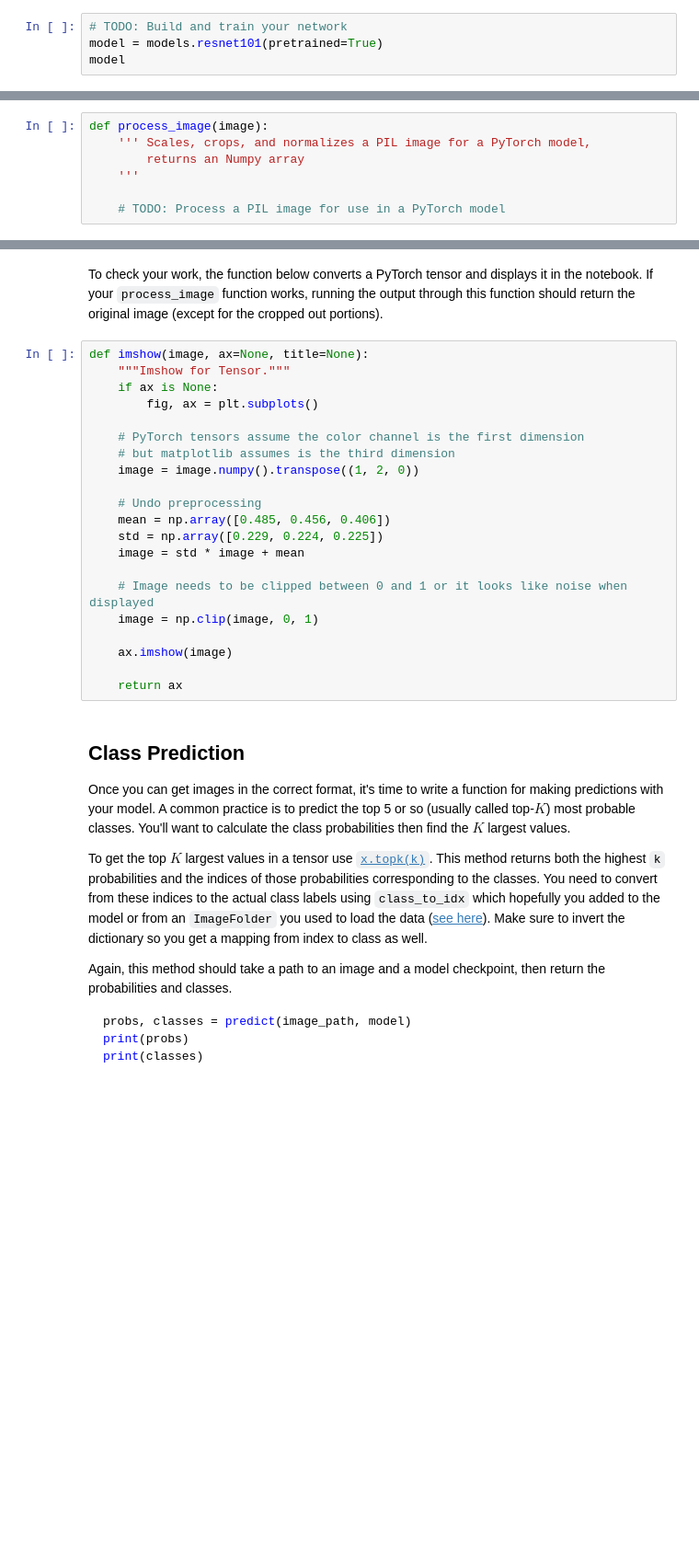
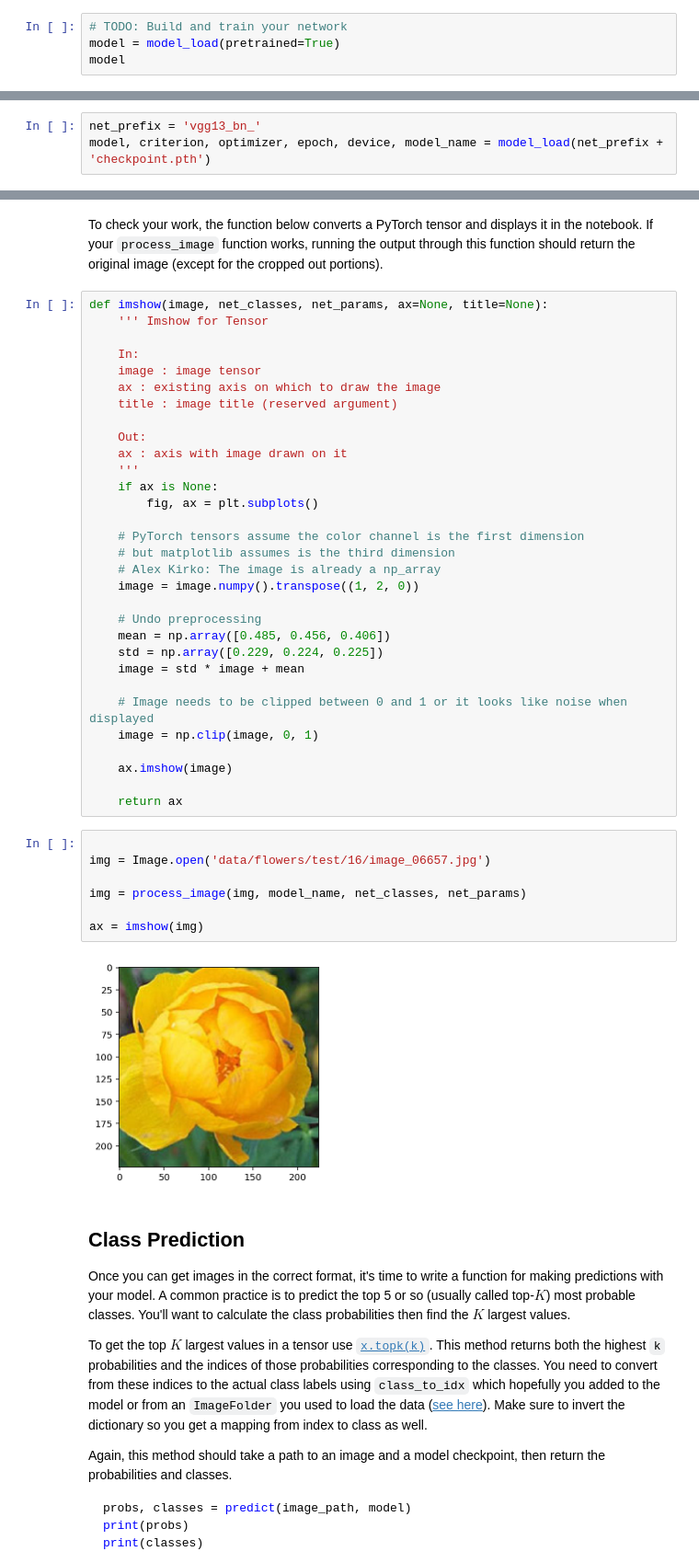
Before and after one commit to AlexKirko/udacity-ds-project-2, a Jupyter notebook: Image Classifier Project.ipynb, the cells around one changed output, grey strips where cells are left out. Shown at 92% size. Cells and saved outputs as stored; diff of their text form; blank space fills up the shorter version.

Commit message:
finish Jupyter Notebook development.
Develop and test the Jupyter Notebook for the project.

Begin preparing the console application.

```diff
--- a/Image Classifier Project.ipynb
+++ b/Image Classifier Project.ipynb
@@ -105,5 +270,5 @@ We've left a cell open for you below, but use as many as you need. Our advice is
 When training make sure you're updating only the weights of the feed-forward network. You should be able to get the validation accuracy above 70% if you build everything right. Make sure to try different hyperparameters (learning rate, units in the classifier, epochs, etc) to find the best model. Save those hyperparameters to use as default values in the next part of the project.
 # %%
 # TODO: Build and train your network
-model = models.resnet101(pretrained=True)
+model = model_load(pretrained=True)
 model
@@ -151,3 +539,6 @@ At this point it's good to write a function that can load a checkpoint and rebui
+# %%
+net_prefix = 'vgg13_bn_'
+model, criterion, optimizer, epoch, device, model_name = model_load(net_prefix + 'checkpoint.pth')
 # %% [markdown]
 # Inference for classification
 
@@ -174,10 +565,3 @@ Color channels of images are typically encoded as integers 0-255, but the model
 As before, the network expects the images to be normalized in a specific way. For the means, it's `[0.485, 0.456, 0.406]` and for the standard deviations `[0.229, 0.224, 0.225]`. You'll want to subtract the means from each color channel, then divide by the standard deviation.
 
 And finally, PyTorch expects the color channel to be the first dimension but it's the third dimension in the PIL image and Numpy array. You can reorder dimensions using [`ndarray.transpose`](https://docs.scipy.org/doc/numpy-1.13.0/reference/generated/numpy.ndarray.transpose.html). The color channel needs to be first and retain the order of the other two dimensions.
-# %%
-def process_image(image):
-    ''' Scales, crops, and normalizes a PIL image for a PyTorch model,
-        returns an Numpy array
-    '''
-
-    # TODO: Process a PIL image for use in a PyTorch model
@@ -184,13 +626,23 @@ def process_image(image):
 # %% [markdown]
 To check your work, the function below converts a PyTorch tensor and displays it in the notebook. If your `process_image` function works, running the output through this function should return the original image (except for the cropped out portions).
 # %%
-def imshow(image, ax=None, title=None):
-    """Imshow for Tensor."""
+def imshow(image, net_classes, net_params, ax=None, title=None):
+    ''' Imshow for Tensor
+
+    In:
+    image : image tensor
+    ax : existing axis on which to draw the image
+    title : image title (reserved argument)
+
+    Out:
+    ax : axis with image drawn on it
+    '''
     if ax is None:
         fig, ax = plt.subplots()
 
     # PyTorch tensors assume the color channel is the first dimension
     # but matplotlib assumes is the third dimension
+    # Alex Kirko: The image is already a np_array
     image = image.numpy().transpose((1, 2, 0))
 
     # Undo preprocessing
@@ -204,6 +656,15 @@ def imshow(image, ax=None, title=None):
     ax.imshow(image)
 
     return ax
+# %%
+
+img = Image.open('data/flowers/test/16/image_06657.jpg')
+
+img = process_image(img, model_name, net_classes, net_params)
+
+ax = imshow(img)
+# %% [output]
+[figure, added]
 # %% [markdown]
 ## Class Prediction
 
```
Also changed, not shown: parts of 30 cells of this notebook, 6 other files.
